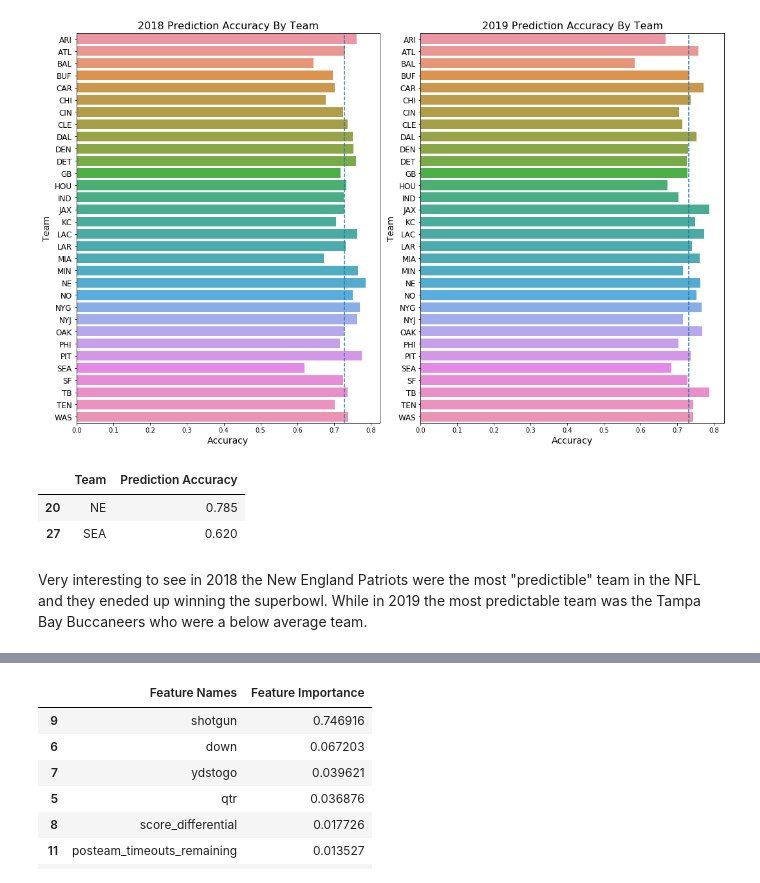
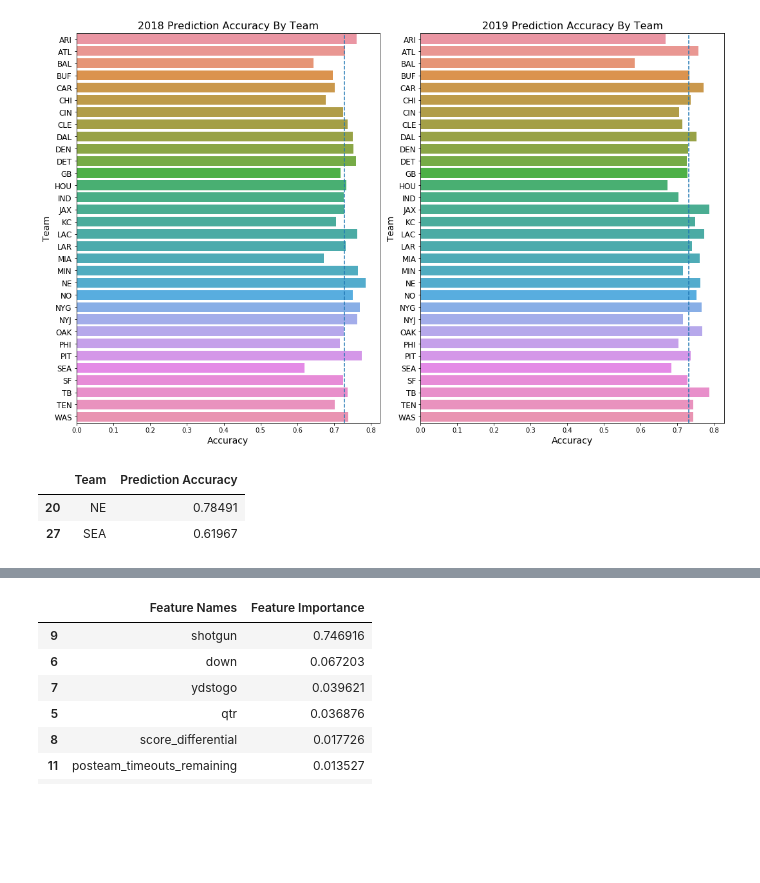
Before and after one commit to ginosacco/nfl_play_predictions_capstone, a Jupyter notebook: Capstone Part 4 - Interpreting Results.ipynb, the cells around one changed output, grey strips where cells are left out. Cells and saved outputs as stored; diff of their text form; code cells hidden in the pictures; blank space fills up the shorter version.

```diff
--- a/Capstone Part 4 - Interpreting Results.ipynb
+++ b/Capstone Part 4 - Interpreting Results.ipynb
@@ -213,11 +254,11 @@ plt.show()
 # %% [output]
 [figure]
 # %%
-df_ne_sea_2018 = df_team_2018.rename(columns={'posteam': 'Team', 'correct_pred': 'Prediction Accuracy'})
-df_ne_sea_2018.sort_values('Prediction Accuracy', ascending=False).iloc[[0,-1]].round(3)
+## Find highest and lowest prediction accuracy team in 2018
+
+df_high_low_2018 = df_team_2018.rename(columns={'posteam': 'Team', 'correct_pred': 'Prediction Accuracy'})
+df_high_low_2018.sort_values('Prediction Accuracy', ascending=False).iloc[[0,-1]].round(5)
 # %% [output]
 |  | Team | Prediction Accuracy |
-| 20 | NE | 0.785 |
-| 27 | SEA | 0.620 |
+| 20 | NE | 0.78491 |
+| 27 | SEA | 0.61967 |
-# %% [markdown]
-Very interesting to see in 2018 the New England Patriots were the most "predictible" team in the NFL and they eneded up winning the superbowl. While in 2019 the most predictable team was the Tampa Bay Buccaneers who were a below average team.
```
Also changed, not shown: parts of 26 cells of this notebook.
